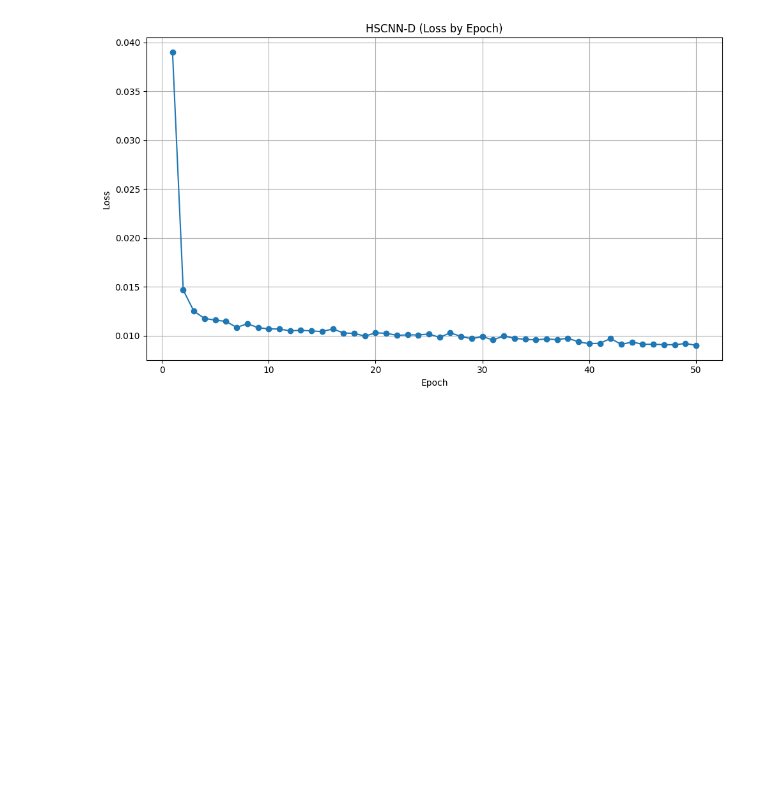
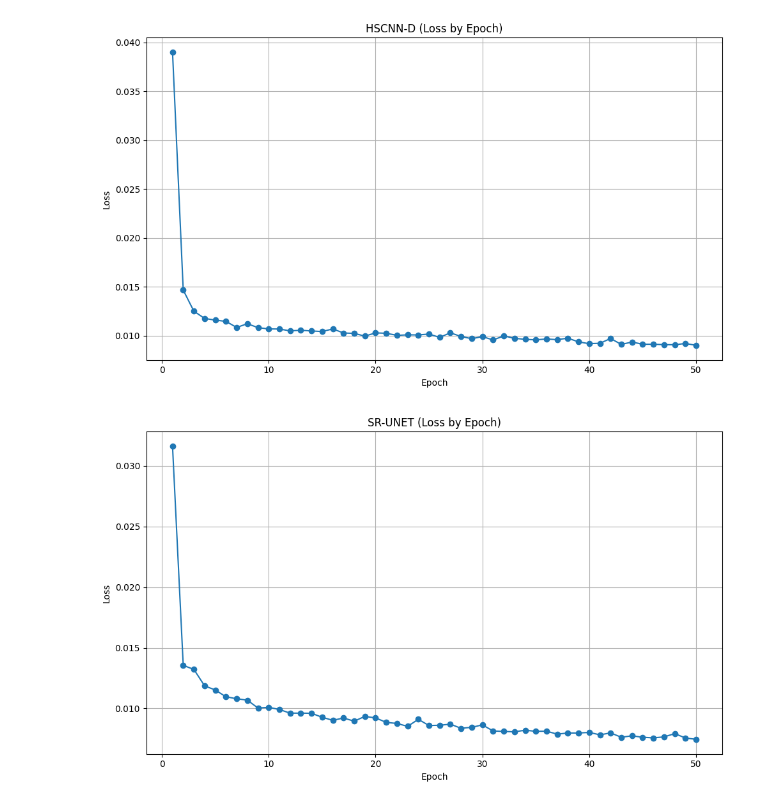
Before and after one commit to cunigarro/rgb-image-reconstruction, a Jupyter notebook: notebooks/training_results.ipynb, the cells around one changed output. Cells and saved outputs as stored; diff of their text form; code cells hidden in the pictures; blank space fills up the shorter version.

```diff
--- a/notebooks/training_results.ipynb
+++ b/notebooks/training_results.ipynb
@@ -21,2 +24,22 @@ plt.show()
 # %% [output]
 [figure]
+# %%
+epochs_sr_unet = list(range(1, 51))
+losses_sr_unet = [
+    0.03162, 0.01355, 0.01322, 0.01186, 0.01152, 0.01096, 0.01080, 0.01068, 0.01003, 0.01009,
+    0.00991, 0.00961, 0.00961, 0.00960, 0.00927, 0.00902, 0.00921, 0.00895, 0.00934, 0.00922,
+    0.00885, 0.00876, 0.00852, 0.00910, 0.00859, 0.00861, 0.00870, 0.00836, 0.00844, 0.00864,
+    0.00814, 0.00810, 0.00807, 0.00820, 0.00811, 0.00812, 0.00788, 0.00797, 0.00797, 0.00802,
+    0.00782, 0.00798, 0.00762, 0.00774, 0.00762, 0.00757, 0.00765, 0.00792, 0.00756, 0.00745
+]
+
+plt_sr_unet.figure(figsize=(10, 6))
+plt_sr_unet.plot(epochs_sr_unet, losses_sr_unet, marker='o')
+plt_sr_unet.title('SR-UNET (Loss by Epoch)')
+plt_sr_unet.xlabel('Epoch')
+plt_sr_unet.ylabel('Loss')
+plt_sr_unet.grid(True)
+plt_sr_unet.tight_layout()
+plt_sr_unet.show()
+# %% [output]
+[figure, added]
```
Also changed, not shown: parts of 4 cells of this notebook.
